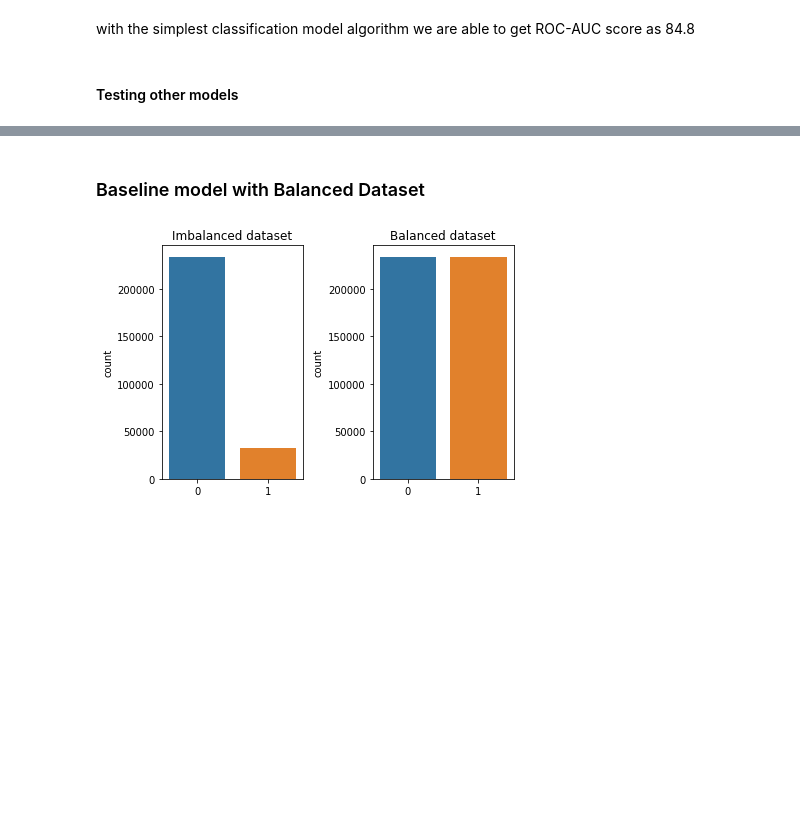
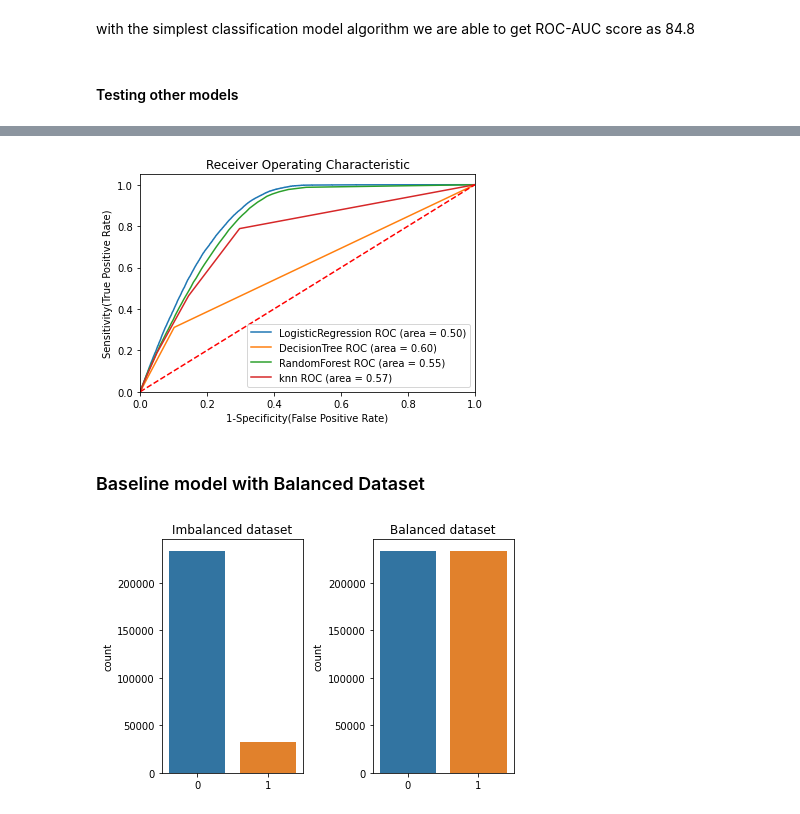
Before and after one commit to sidharthjain97/cross-sell-prediction, a Jupyter notebook: cross_sell_prediction_main.ipynb, the cells around one changed output, grey strips where cells are left out. Cells and saved outputs as stored; diff of their text form; code cells hidden in the pictures; blank space fills up the shorter version.

Commit message:
4 models trained on set 1 features
Logistic Regression
Decision Trees
Random Forest
KNN

```diff
--- a/cross_sell_prediction_main.ipynb
+++ b/cross_sell_prediction_main.ipynb
@@ -732,3 +747,25 @@ plt.show()
+# %%
+for name,model in models:
+#     model = m['model'] # select the model
+    model.fit(x_train, y_train) # train the model
+    y_pred=model.predict(x_val) # predict the test data
+# Compute False postive rate, and True positive rate
+    fpr, tpr, thresholds = roc_curve(y_val, model.predict_proba(x_val)[:,1])
+# Calculate Area under the curve to display on the plot
+    auc =roc_auc_score(y_val,model.predict(x_val))
+# Now, plot the computed values
+    plt.plot(fpr, tpr, label='%s ROC (area = %0.2f)' % (name, auc))
+# Custom settings for the plot
+plt.plot([0, 1], [0, 1],'r--')
+plt.xlim([0.0, 1.0])
+plt.ylim([0.0, 1.05])
+plt.xlabel('1-Specificity(False Positive Rate)')
+plt.ylabel('Sensitivity(True Positive Rate)')
+plt.title('Receiver Operating Characteristic')
+plt.legend(loc="lower right")
+plt.show()   # Display
+# %% [output]
+[figure, added]
 # %% [markdown]
 ### Baseline model with Balanced Dataset
 # %%
```
Also changed, not shown: parts of 7 cells of this notebook.
